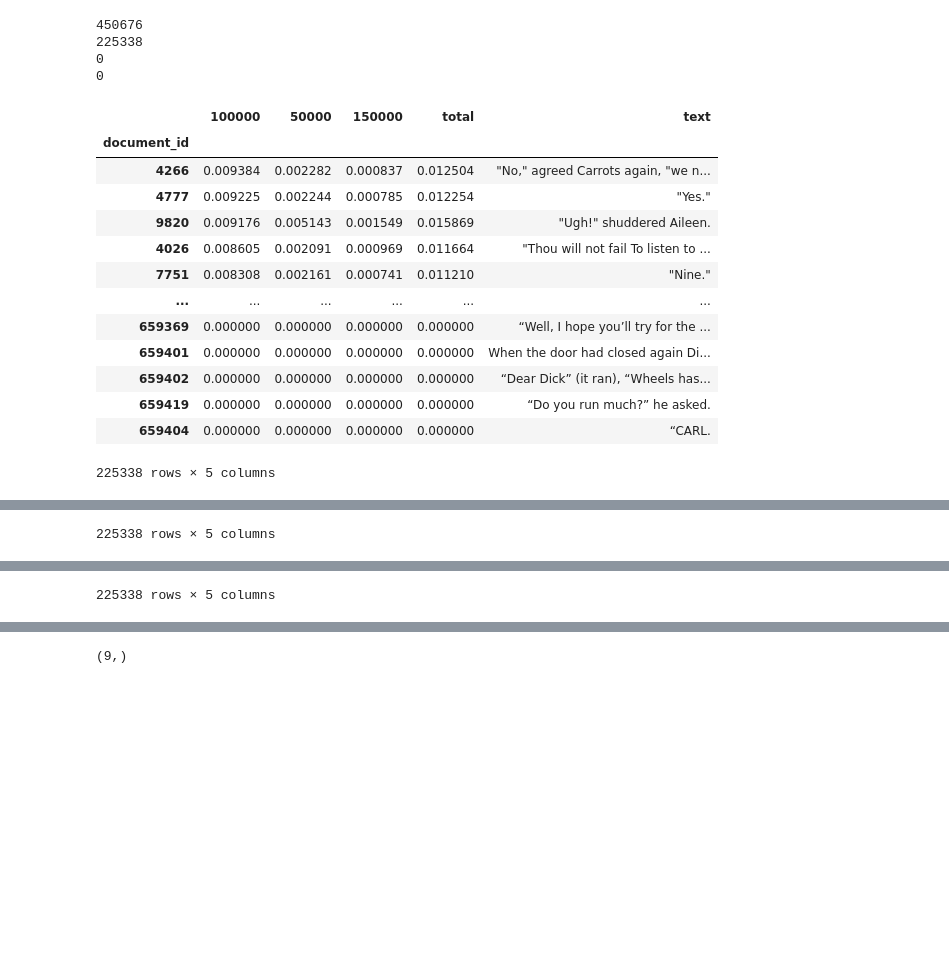
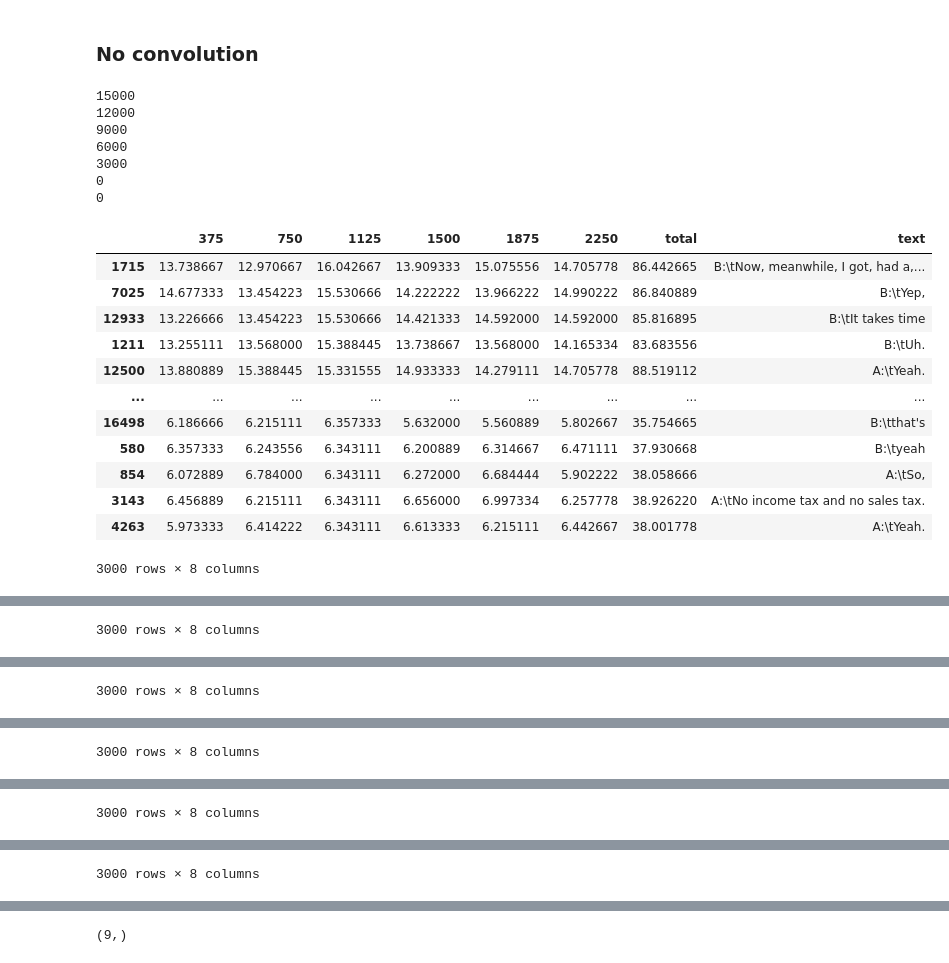
Before and after one commit to loris3/babylm, a Jupyter notebook: merge.ipynb, the cells around one changed output, grey strips where cells are left out. Cells and saved outputs as stored; diff of their text form; code cells hidden in the pictures; blank space fills up the shorter version.

```diff
--- a/merge.ipynb
+++ b/merge.ipynb
@@ -312,0 +305,8 @@ Overwriting merge.py
+# %%
+from pathlib import Path
+
+from datasets import load_dataset
+dataset = load_dataset("text", data_dir=args["dataset_folder"])
+#dataset.set_transform(lambda x : tokenizer(x["text"], return_special_tokens_mask=True, truncation=True, padding="max_length", max_length=512))
+
+((len(dataset["train"]) / 10000) / 10)*7
@@ -319,8 +324,13 @@ import numpy as np
 # %%
 
-df = pd.DataFrame({result_checkpoint: torch.load(os.path.join("./results2/",result_checkpoint),weights_only=True,map_location="cpu").numpy().flatten() for result_checkpoint in os.listdir("./results2")})
+df = pd.DataFrame({int(result_checkpoint): torch.load(os.path.join(args["influence_output_dir"],result_checkpoint),weights_only=True,map_location="cpu").numpy().flatten() for result_checkpoint in os.listdir(args["influence_output_dir"])})
 # df = df.rename({0: "influence"}, axis=1)
-df.index = df.index.rename("document_id")
+df.sort_index(axis=1)
+
+STAGES = list(df.columns)
+NUM_STAGES = len(STAGES)
+
+df = df.reindex(sorted(df.columns, reverse=False), axis=1)
 df["total"] = df.sum(axis=1)
 df["text"] = dataset["train"].to_pandas()
 df
@@ -342,4 +350,0 @@ df
-# %%
-STAGES = os.listdir("./results2")
-NUM_STAGES = len(STAGES)
-NUM_STAGES
@@ -552,0 +517,14 @@ df_usefulness
+# %%
+df_usefulness_ = df_usefulness.copy()
+dfs_selection = []
+for stage in STAGES:
+    dfs_selection.append(df_usefulness_.nlargest(NUM_DOCS_STAGE, columns=stage))
+    df_usefulness_ = df_usefulness_.nsmallest(len(df_usefulness_) - NUM_DOCS_STAGE, columns=stage)
+
+print(len(df_usefulness_))
+for stage_id, d in enumerate(dfs_selection):
+    print(os.path.join(args["curriculum_output_folder"],"{}.train".format(stage_id)))
+    with open(os.path.join(args["curriculum_output_folder"],"{}.train".format(stage_id)), "w") as f:
+        for line in d["text"]:
+            f.write(line + "\n")
+    display(d)
@@ -553,29 +599,33 @@ df_usefulness
+# %% [markdown]
+### No convolution
 # %%
-df_usefulness_ = df_usefulness.copy()
+df_usefulness_ = df.copy()
 dfs_selection = []
 for stage in STAGES:
     dfs_selection.append(df_usefulness_.nlargest(NUM_DOCS_STAGE, columns=stage))
     df_usefulness_ = df_usefulness_.nsmallest(len(df_usefulness_) - NUM_DOCS_STAGE, columns=stage)
     print(len(df_usefulness_))
 print(len(df_usefulness_))
 for a in dfs_selection:
     display(a)
 # %% [output]
-450676
-225338
+15000
+12000
+9000
+6000
+3000
 0
 0
-|  | 100000 | 50000 | 150000 | total | text |
-| document_id |  |  |  |  |  |
-| 4266 | 0.009384 | 0.002282 | 0.000837 | 0.012504 | "No," agreed Carrots again, "we n... |
-| 4777 | 0.009225 | 0.002244 | 0.000785 | 0.012254 | "Yes." |
-| 9820 | 0.009176 | 0.005143 | 0.001549 | 0.015869 | "Ugh!" shuddered Aileen. |
-| 4026 | 0.008605 | 0.002091 | 0.000969 | 0.011664 | "Thou will not fail To listen to ... |
-| 7751 | 0.008308 | 0.002161 | 0.000741 | 0.011210 | "Nine." |
-| ... | ... | ... | ... | ... | ... |
-| 659369 | 0.000000 | 0.000000 | 0.000000 | 0.000000 | “Well, I hope you’ll try for the ... |
-| 659401 | 0.000000 | 0.000000 | 0.000000 | 0.000000 | When the door had closed again Di... |
-| 659402 | 0.000000 | 0.000000 | 0.000000 | 0.000000 | “Dear Dick” (it ran), “Wheels has... |
-| 659419 | 0.000000 | 0.000000 | 0.000000 | 0.000000 | “Do you run much?” he asked. |
-| 659404 | 0.000000 | 0.000000 | 0.000000 | 0.000000 | “CARL. |
+|  | 375 | 750 | 1125 | 1500 | 1875 | 2250 | total | text |
+| 1715 | 13.738667 | 12.970667 | 16.042667 | 13.909333 | 15.075556 | 14.705778 | 86.442665 | B:\tNow, meanwhile, I got, had a,... |
+| 7025 | 14.677333 | 13.454223 | 15.530666 | 14.222222 | 13.966222 | 14.990222 | 86.840889 | B:\tYep, |
+| 12933 | 13.226666 | 13.454223 | 15.530666 | 14.421333 | 14.592000 | 14.592000 | 85.816895 | B:\tIt takes time |
+| 1211 | 13.255111 | 13.568000 | 15.388445 | 13.738667 | 13.568000 | 14.165334 | 83.683556 | B:\tUh. |
+| 12500 | 13.880889 | 15.388445 | 15.331555 | 14.933333 | 14.279111 | 14.705778 | 88.519112 | A:\tYeah. |
+| ... | ... | ... | ... | ... | ... | ... | ... | ... |
+| 16498 | 6.186666 | 6.215111 | 6.357333 | 5.632000 | 5.560889 | 5.802667 | 35.754665 | B:\tthat's |
+| 580 | 6.357333 | 6.243556 | 6.343111 | 6.200889 | 6.314667 | 6.471111 | 37.930668 | B:\tyeah |
+| 854 | 6.072889 | 6.784000 | 6.343111 | 6.272000 | 6.684444 | 5.902222 | 38.058666 | A:\tSo, |
+| 3143 | 6.456889 | 6.215111 | 6.343111 | 6.656000 | 6.997334 | 6.257778 | 38.926220 | A:\tNo income tax and no sales tax. |
+| 4263 | 5.973333 | 6.414222 | 6.343111 | 6.613333 | 6.215111 | 6.442667 | 38.001778 | A:\tYeah. |
-225338 rows × 5 columns
+3000 rows × 8 columns
@@ -595 +644 @@ for a in dfs_selection:
-225338 rows × 5 columns
+3000 rows × 8 columns
@@ -609 +657 @@ for a in dfs_selection:
-225338 rows × 5 columns
+3000 rows × 8 columns
@@ -609,0 +670 @@ for a in dfs_selection:
+3000 rows × 8 columns
@@ -609,0 +683 @@ for a in dfs_selection:
+3000 rows × 8 columns
@@ -610,3 +696,4 @@ for a in dfs_selection:
+3000 rows × 8 columns
 # %%
 df_usefulness
 # %% [output]
```
Also changed, not shown: parts of 72 cells of this notebook, 3 other files.
